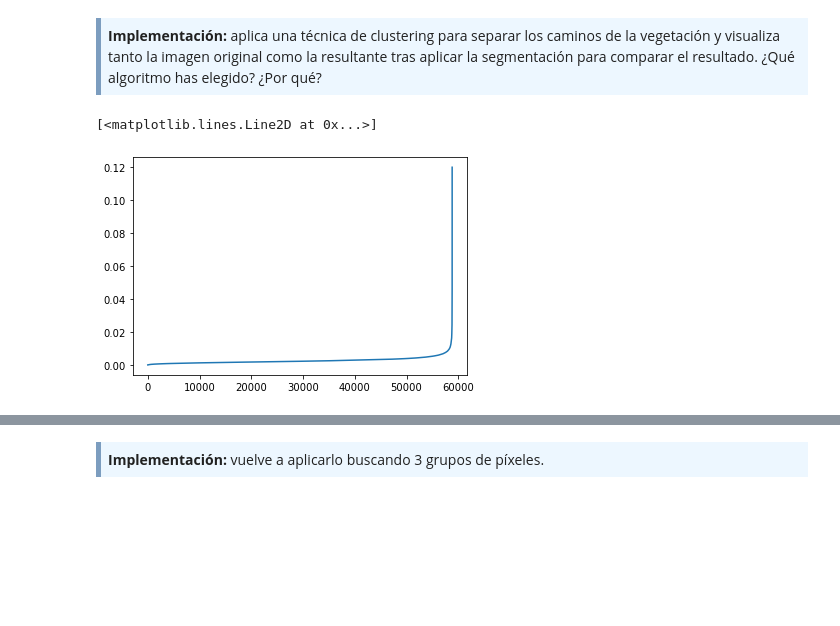
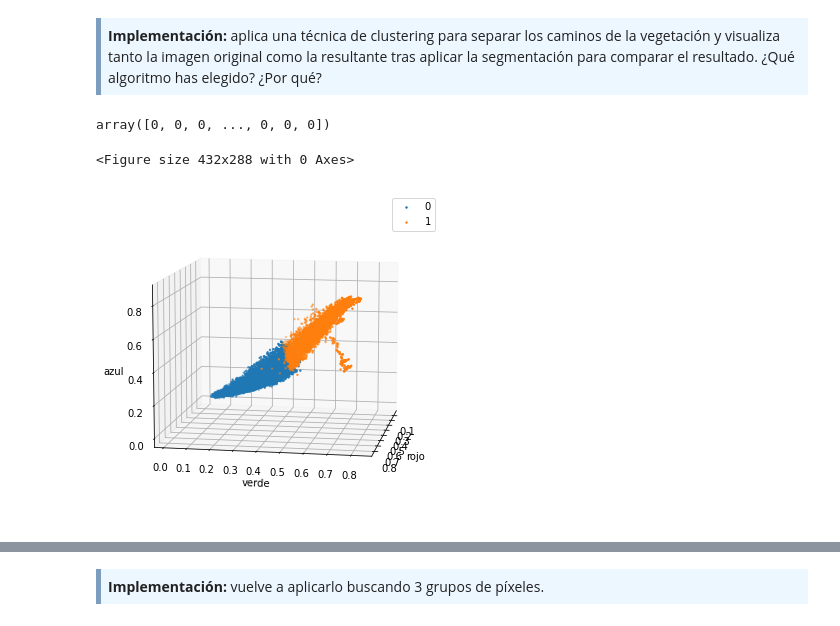
Before and after one commit to franjmelchor/Mod_Av_Min_Datos_PEC2, a Jupyter notebook: code/20202_M2.855_PEC2-Enunciado.ipynb, the cells around one changed output, grey strips where cells are left out. Cells and saved outputs as stored; diff of their text form; code cells hidden in the pictures; blank space fills up the shorter version.

Commit message:
Falta documentar y revisar Imagen Segmentation

```diff
--- a/code/20202_M2.855_PEC2-Enunciado.ipynb
+++ b/code/20202_M2.855_PEC2-Enunciado.ipynb
@@ -886,19 +890,28 @@ Visualizando en 3 dimensiones los píxeles de la imagen vemos que en este caso n
 <div style="background-color: #EDF7FF; border-color: #7C9DBF; border-left: 5px solid #7C9DBF; padding: 0.5em;">
 <strong>Implementación:</strong> aplica una técnica de clustering para separar los caminos de la vegetación y visualiza tanto la imagen original como la resultante tras aplicar la segmentación para comparar el resultado. ¿Qué algoritmo has elegido? ¿Por qué?
 </div>
-# %%
-neigh = NearestNeighbors(n_neighbors=2)
-nbrs = neigh.fit(X)
-distances, indices = nbrs.kneighbors(X)
-distances = np.sort(distances, axis=0)
-distances = distances[:,1]
-plt.plot(distances)
-# %% [output]
-[<matplotlib.lines.Line2D at 0x...>]
-[figure, removed]
-# %%
-dbscan = cluster.DBSCAN(eps=0.6, min_samples=2)
-dbscan.fit(X)
-labels = dbscan.labels_
-core_samples_mask = np.zeros_like(labels, dtype=bool)
-core_samples_mask[dbscan.core_sample_indices_] = True
+# %%
+
+aglom_cluster = AgglomerativeClustering(n_clusters = 2, affinity='euclidean', linkage='ward')
+aglom_cluster.fit_predict(X)
+# %% [output]
+array([0, 0, 0, ..., 0, 0, 0])
+# %%
+X_df = pd.DataFrame(X)
+X_df['cluster'] = aglom_cluster.labels_
+# %%
+def plot_cluster_3d(df,elev: int = None, azim: int = None):
+    fig = plt.figure()
+    ax = plt.figure(figsize=(8, 6)).add_subplot(111, projection='3d')
+    for c in df.cluster.unique():
+        ax.scatter(df[df['cluster']==c][0],df[df['cluster']==c][1],df[df['cluster']==c][2],s=2,label=c)
+    ax.set_xlabel('rojo')
+    ax.set_ylabel('verde')
+    ax.set_zlabel('azul')
+    ax.legend()
+    ax.view_init(elev, azim)
+# %%
+plot_cluster_3d(X_df, 10, 10)
+# %% [output]
+<Figure size 432x288 with 0 Axes>
+[figure, added]
```
Also changed, not shown: parts of 21 cells of this notebook.
